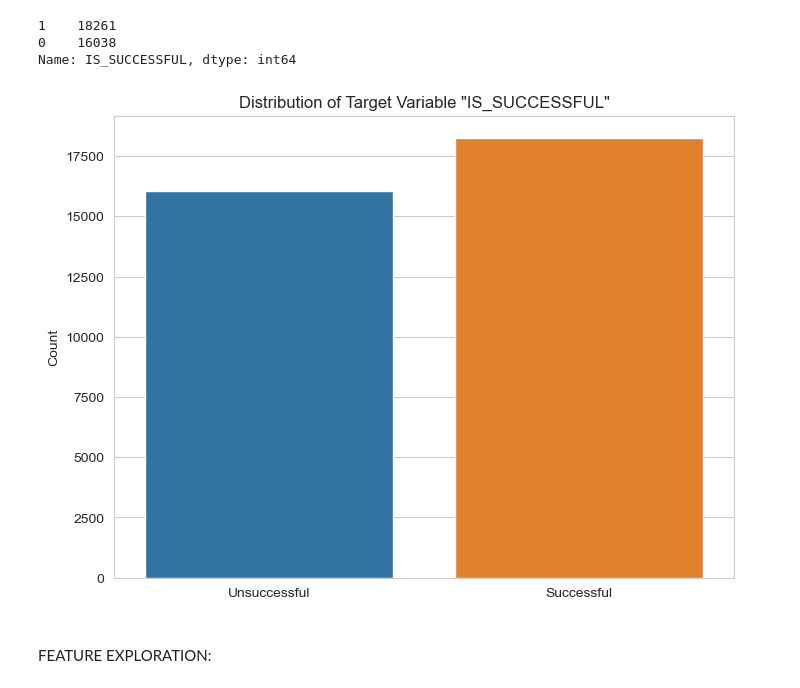
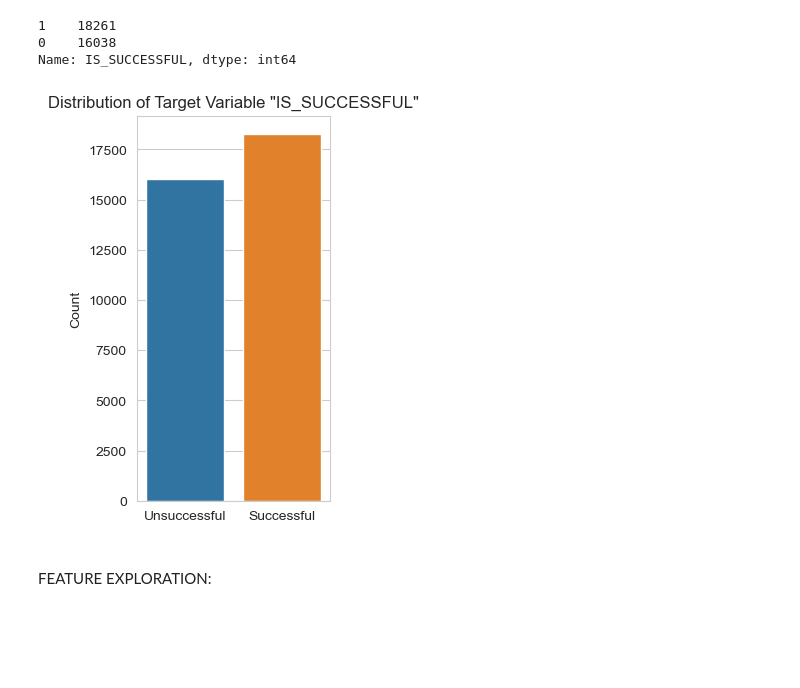
Before and after one commit to amcl11/binary_classification_neural_network, a Jupyter notebook: AlphabetSoupCharity_Optimisation.ipynb, the cells around one changed output. Drawn from its saved outputs; the diff is of its cells as text; code cells hidden in the pictures; blank space fills up the shorter version.

Commit message:
updated summary and image labelling

```diff
--- a/AlphabetSoupCharity_Optimisation.ipynb
+++ b/AlphabetSoupCharity_Optimisation.ipynb
@@ -82,17 +82,17 @@ Name: IS_SUCCESSFUL, dtype: int64
 # %%
 # Set the aesthetic style of the plots
 sns.set_style("whitegrid")
 
 # Create a bar plot for the distribution of IS_SUCCESSFUL
-plt.figure(figsize=(8,6))
+plt.figure(figsize=(2.5,5))
 sns.countplot(x='IS_SUCCESSFUL', data=application_df)
 plt.title('Distribution of Target Variable "IS_SUCCESSFUL"')
 plt.xlabel(' ')
 plt.ylabel('Count')
 plt.xticks([0, 1], ['Unsuccessful', 'Successful'])
 plt.show()
 # %% [output]
-[figure, old version]
+[figure, new version]
 # %% [markdown]
 FEATURE EXPLORATION:
 # %%
```
Also changed, not shown: parts of 2 cells of this notebook, 4 other files.
